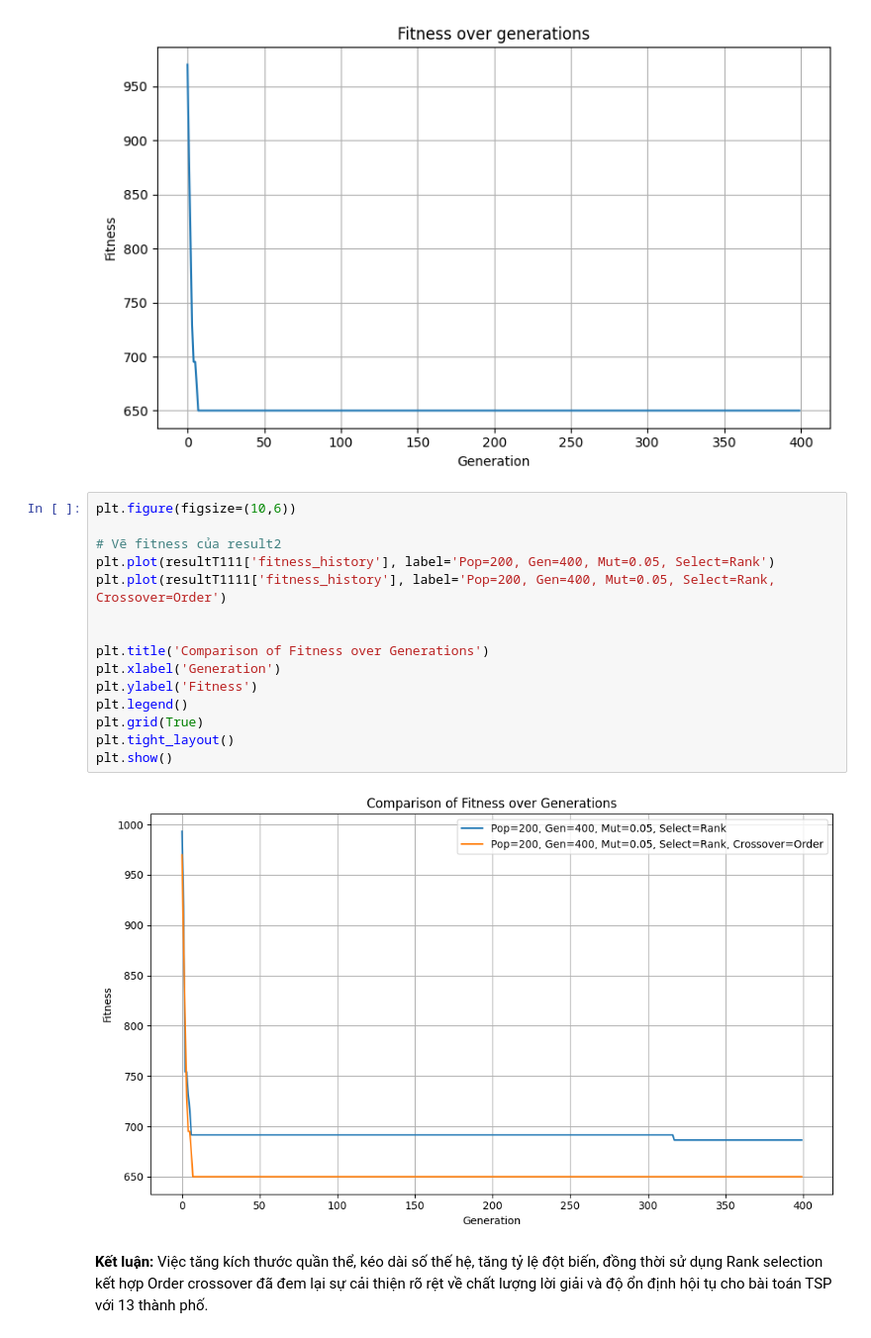
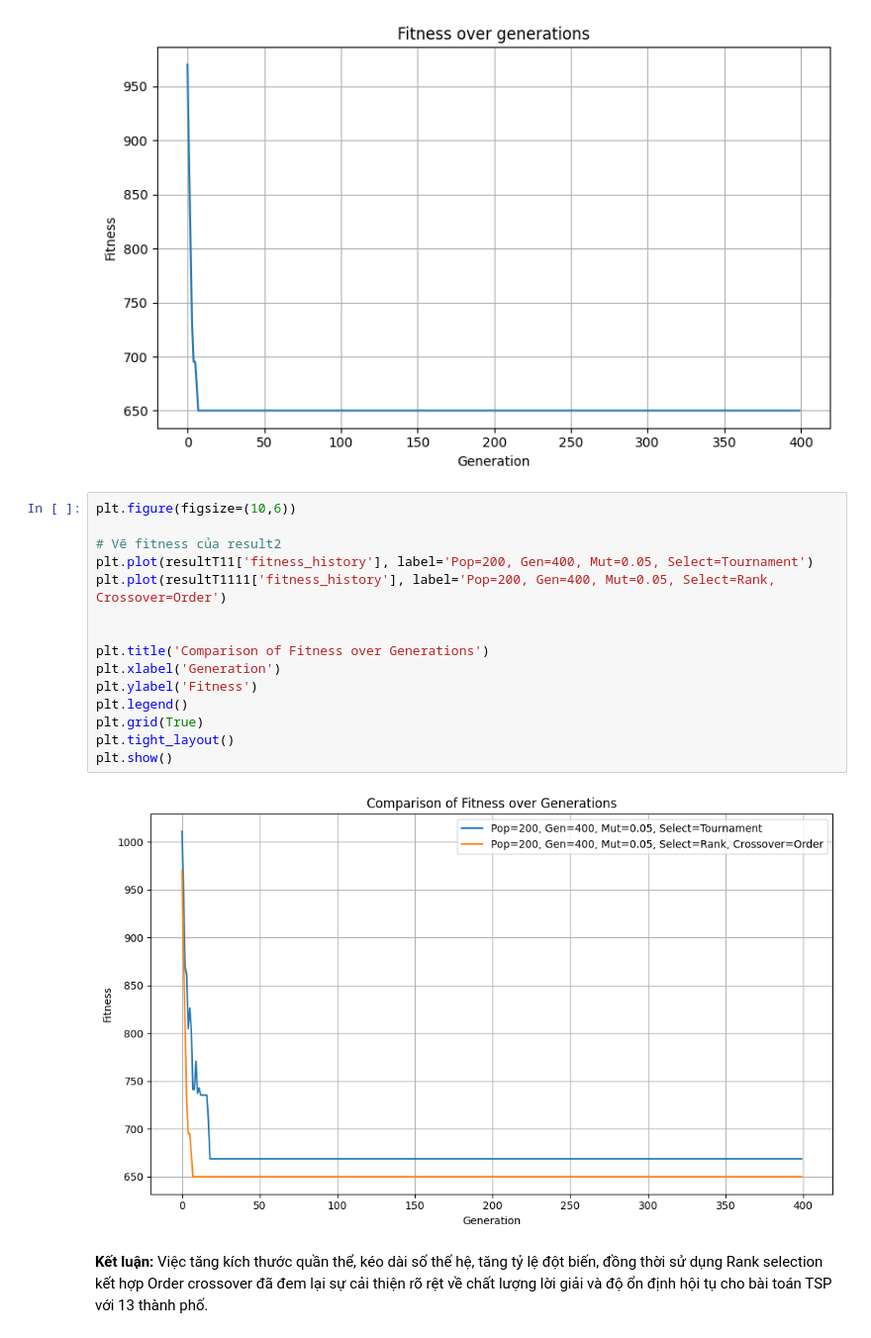
Before and after one commit to thilinnd/GA_TSP, a Jupyter notebook: src/data_optimal.ipynb, the cells around one changed output. Shown at 99% size. Cells and saved outputs as stored; diff of their text form.

```diff
--- a/src/data_optimal.ipynb
+++ b/src/data_optimal.ipynb
@@ -234,20 +234,20 @@ Time elapsed: 0.54 s
 # %%
 plt.figure(figsize=(10,6))
 
 # Vẽ fitness của result2
-plt.plot(resultT111['fitness_history'], label='Pop=200, Gen=400, Mut=0.05, Select=Rank')
+plt.plot(resultT11['fitness_history'], label='Pop=200, Gen=400, Mut=0.05, Select=Tournament')
 plt.plot(resultT1111['fitness_history'], label='Pop=200, Gen=400, Mut=0.05, Select=Rank, Crossover=Order')
 
 
 plt.title('Comparison of Fitness over Generations')
 plt.xlabel('Generation')
 plt.ylabel('Fitness')
 plt.legend()
 plt.grid(True)
 plt.tight_layout()
 plt.show()
 # %% [output]
-[figure, old version]
+[figure, new version]
 # %% [markdown]
 **Kết luận:** Việc tăng kích thước quần thể, kéo dài số thế hệ, tăng tỷ lệ đột biến, đồng thời sử dụng Rank selection kết hợp Order crossover đã đem lại sự cải thiện rõ rệt về chất lượng lời giải và độ ổn định hội tụ cho bài toán TSP với 13 thành phố.
 # %% [markdown]
```
Also changed, not shown: parts of 9 cells of this notebook.
